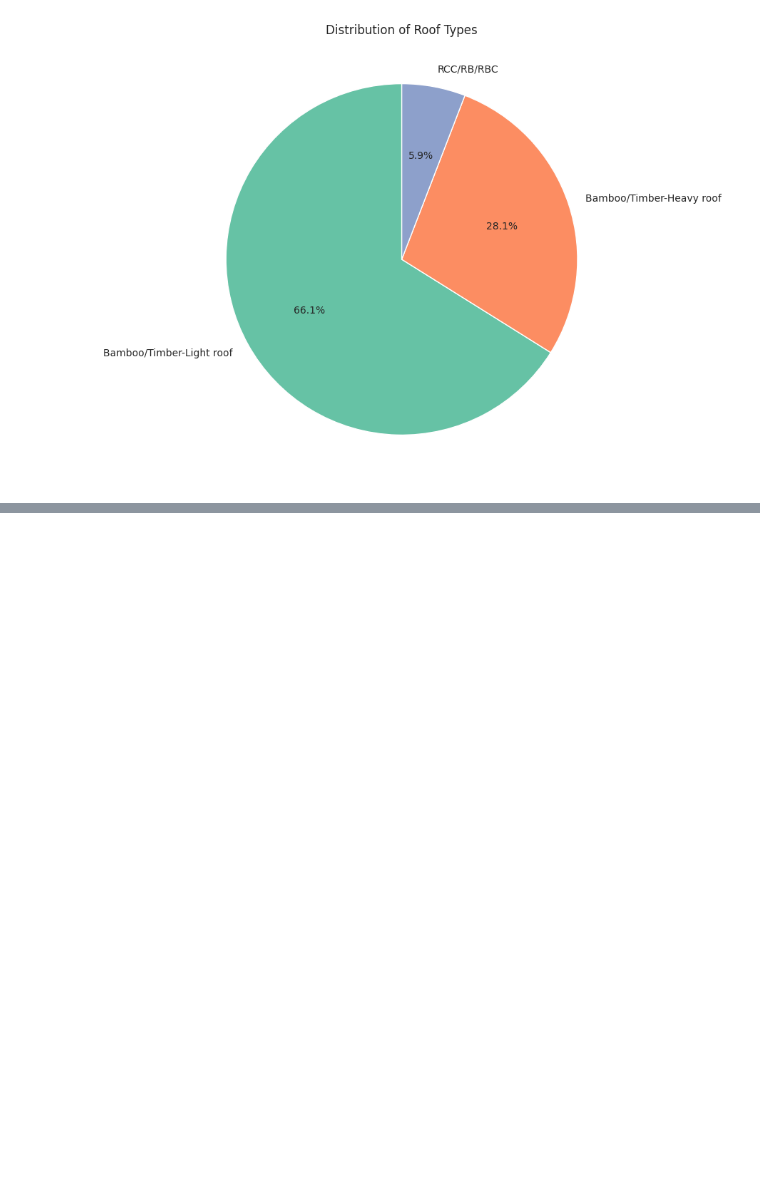
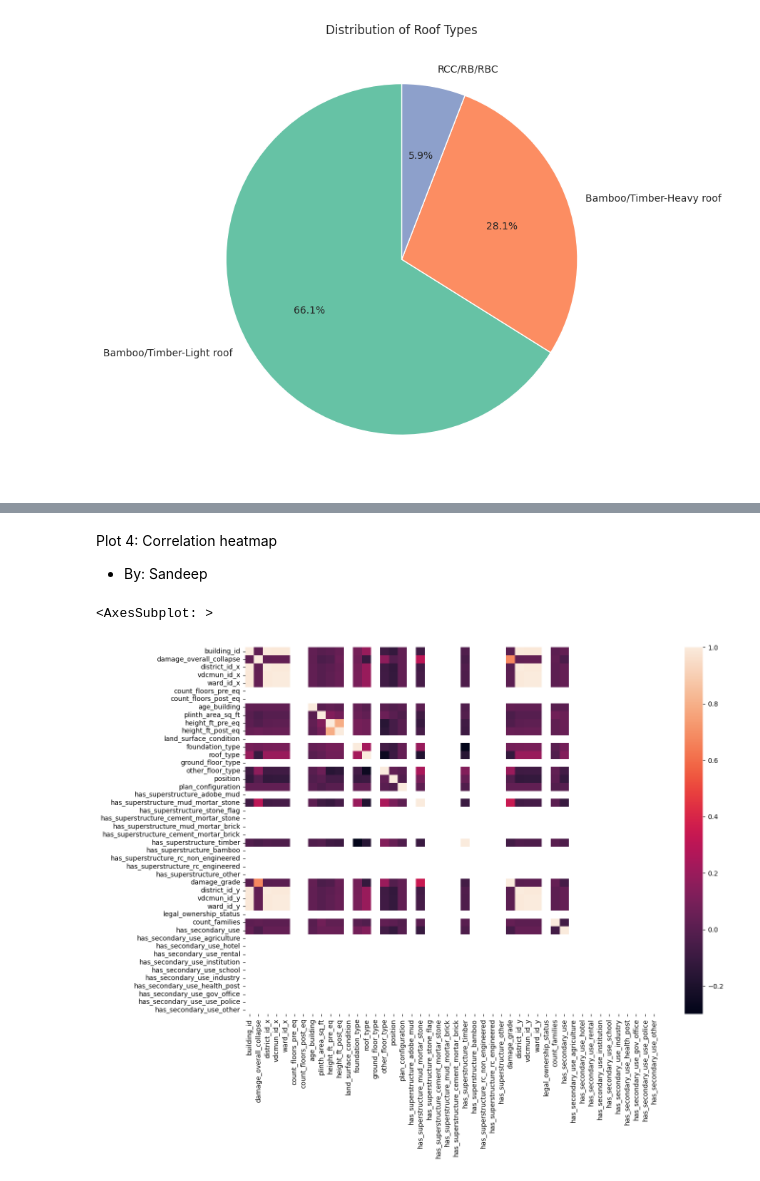
Before and after one commit to navydhara79/cs418-sp23-DarthVader, a Jupyter notebook: IDS_Progress_mid.ipynb, the cells around one changed output, grey strips where cells are left out. Drawn from its saved outputs; the diff is of its cells as text; code cells hidden in the pictures; blank space fills up the shorter version.

```diff
--- a/IDS_Progress_mid.ipynb
+++ b/IDS_Progress_mid.ipynb
@@ -312,0 +323,10 @@ plt.show()
+# %% [markdown]
+Plot 4: Correlation heatmap
+- By: Sandeep
+# %%
+f,ax = plt.subplots(figsize=(14,10))
+corr = df.corr(method='spearman')
+sns.heatmap(corr)
+# %% [output]
+<AxesSubplot: >
+[figure, added]
```
Also changed, not shown: parts of 2 cells of this notebook.
